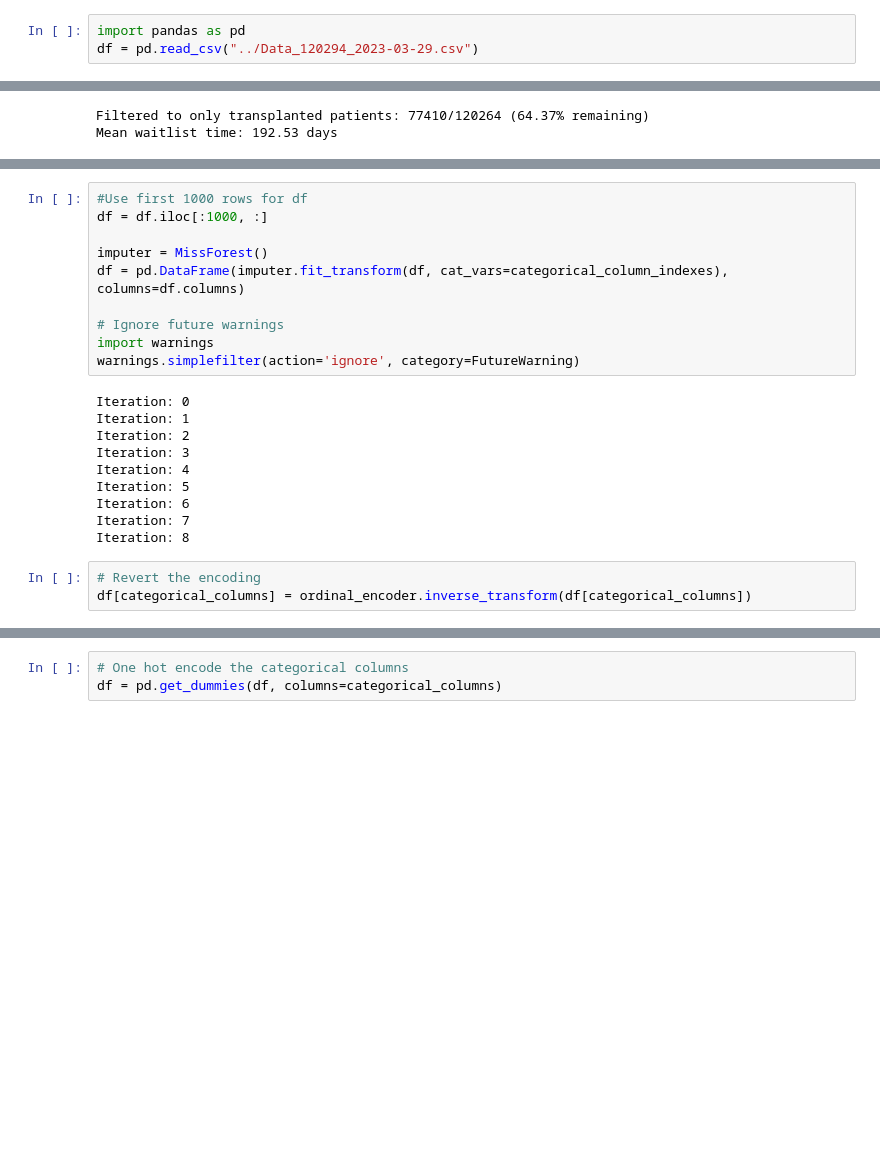
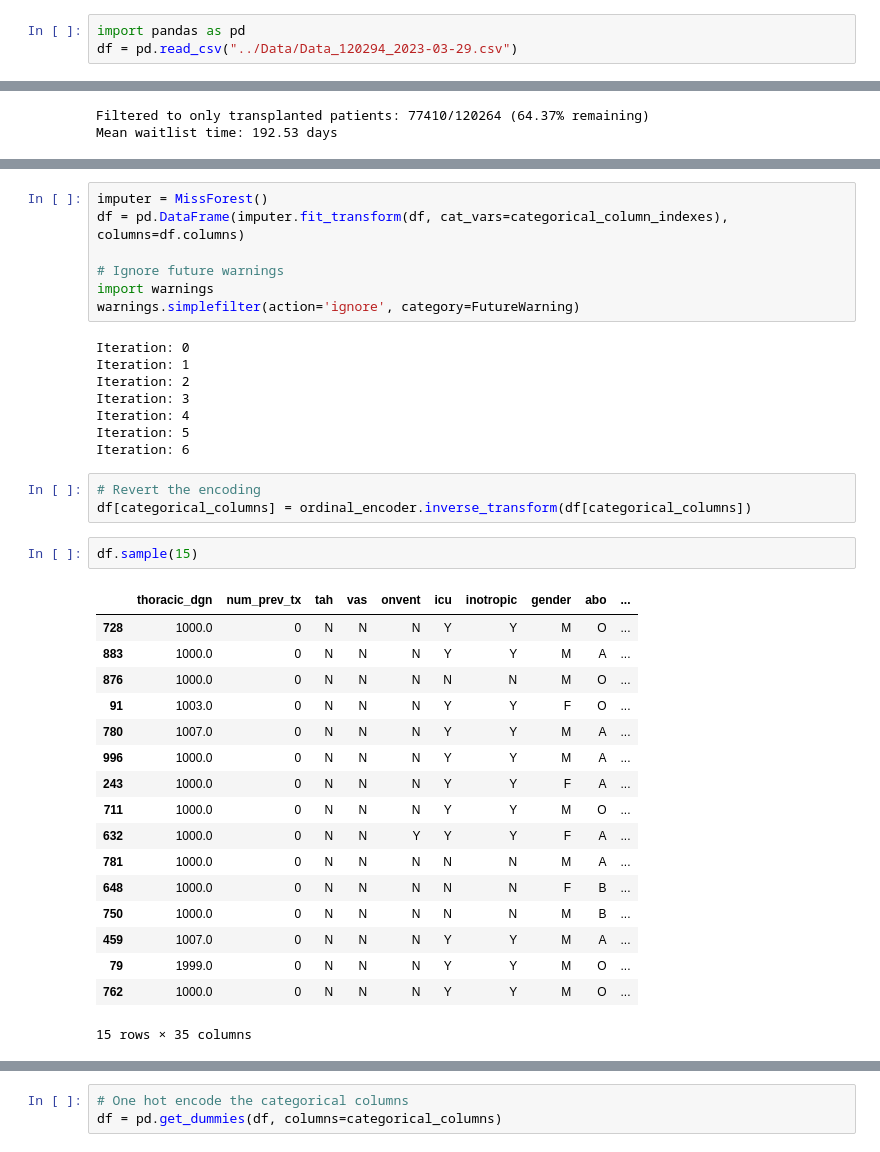
Before and after one commit to adicreson/time-to-heart-transplantation, a Jupyter notebook: week3/s1_imputer_v2.ipynb, the cells around one changed output, grey strips where cells are left out. Drawn from its saved outputs; the diff is of its cells as text; blank space fills up the shorter version.

```diff
--- a/week3/s1_imputer_v2.ipynb
+++ b/week3/s1_imputer_v2.ipynb
@@ -1,6 +1,6 @@
 # %%
 import pandas as pd
-df = pd.read_csv("../Data_120294_2023-03-29.csv")
+df = pd.read_csv("../Data/Data_120294_2023-03-29.csv")
 # %%
 # Replace "ethnicity" has been replaced with ethcat variable
 desired_columns = ['thoracic_dgn', 'num_prev_tx', 'tah', 'vas', 'onvent', 'icu', 'inotropic', 'gender', 'abo', 'wgt_kg_tcr', 'hgt_cm_tcr', 'education', 'ecmo_tcr', 'iabp_tcr', 'inotropes_tcr', 'func_stat_tcr', 'diab', 'dial_ty_tcr', 'cereb_vasc', 'malig_tcr', 'most_rcnt_creat', 'tot_serum_album', 'hemo_co_tcr', 'cig_use', 'prior_card_surg_tcr', 'histry_cig_old', 'init_stat', 'init_creat', 'init_age', 'ethcat', 'init_hgt_cm_calc', 'init_wgt_kg_calc', 'ventilator_tcr', 'lvad_at_listing', 'rvad_at_listing', 'work_income_tcr', 'academic_level_tcr', 'tx_date', 'init_date']
@@ -90,7 +132,4 @@ Categorical columns: ['num_prev_tx', 'tah', 'vas', 'onvent', 'icu', 'inotropic',
 # %%
-#Use first 1000 rows for df
-df = df.iloc[:1000, :]
-
 imputer = MissForest()
 df = pd.DataFrame(imputer.fit_transform(df, cat_vars=categorical_column_indexes), columns=df.columns)
 
@@ -105,8 +144,26 @@ Iteration: 3
 Iteration: 4
 Iteration: 5
 Iteration: 6
-Iteration: 7
-Iteration: 8
 # %%
 # Revert the encoding
 df[categorical_columns] = ordinal_encoder.inverse_transform(df[categorical_columns])
+# %%
+df.sample(15)
+# %% [output]
+|  | thoracic_dgn | num_prev_tx | tah | vas | onvent | icu | inotropic | gender | abo | ... |
+| 728 | 1000.0 | 0 | N | N | N | Y | Y | M | O | ... |
+| 883 | 1000.0 | 0 | N | N | N | Y | Y | M | A | ... |
+| 876 | 1000.0 | 0 | N | N | N | N | N | M | O | ... |
+| 91 | 1003.0 | 0 | N | N | N | Y | Y | F | O | ... |
+| 780 | 1007.0 | 0 | N | N | N | Y | Y | M | A | ... |
+| 996 | 1000.0 | 0 | N | N | N | Y | Y | M | A | ... |
+| 243 | 1000.0 | 0 | N | N | N | Y | Y | F | A | ... |
+| 711 | 1000.0 | 0 | N | N | N | Y | Y | M | O | ... |
+| 632 | 1000.0 | 0 | N | N | Y | Y | Y | F | A | ... |
+| 781 | 1000.0 | 0 | N | N | N | N | N | M | A | ... |
+| 648 | 1000.0 | 0 | N | N | N | N | N | F | B | ... |
+| 750 | 1000.0 | 0 | N | N | N | N | N | M | B | ... |
+| 459 | 1007.0 | 0 | N | N | N | Y | Y | M | A | ... |
+| 79 | 1999.0 | 0 | N | N | N | Y | Y | M | O | ... |
+| 762 | 1000.0 | 0 | N | N | N | Y | Y | M | O | ... |
+15 rows × 35 columns
```
Also changed, not shown: parts of 6 cells of this notebook.
